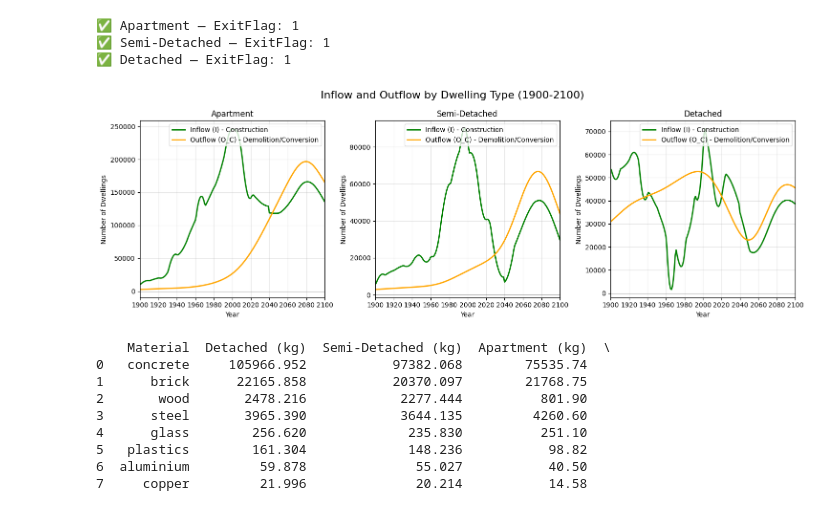
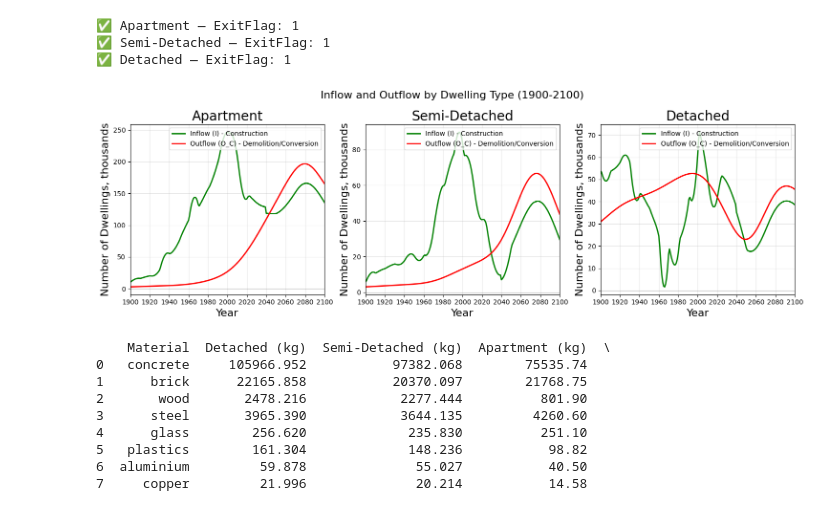
Before and after one commit to tdhunn01-design/MFA2, a Jupyter notebook: PPD_POP_Multiplied.ipynb, the cells around one changed output. Saved outputs shown, nothing was run; the diff lists cells and outputs as text; code cells hidden in the pictures.

```diff
--- a/PPD_POP_Multiplied.ipynb
+++ b/PPD_POP_Multiplied.ipynb
@@ -258,13 +257,13 @@ for ax, col, label, color in zip(axes, cols, labels, colors):
     ax.scatter(pct_raw["Year"], pct_raw[col], color=color, zorder=5, s=20, label="Raw data")
     smoothed_pct = type_split[col.replace("pct_", "") + "_stock"] / type_split[["apt_stock","semi_stock","det_stock"]].sum(axis=1) * 100
     ax.plot(type_split["Year"], smoothed_pct, color=color, linewidth=1.5, label="Smoothed")
-    ax.set_ylabel("% Share")
-    ax.set_title(label)
-    ax.legend(fontsize=8)
+    ax.set_ylabel("% Share", fontsize=16)
+    ax.set_title(label, fontsize=16)
+    ax.legend(fontsize=14)
     ax.grid(True, alpha=0.3)
 
-axes[-1].set_xlabel("Year")
-plt.suptitle("Spain Dwelling Type Split — Raw vs Smoothed", y=1.01)
+axes[-1].set_xlabel("Year", fontsize=16)
+plt.suptitle("Spain Dwelling Type Split — Raw vs Smoothed", y=1.01, fontsize=20)
 plt.tight_layout()
 plt.show()
 # %% [output]
@@ -274,15 +273,15 @@ type split plotting
 # %%
 fig, ax = plt.subplots(figsize=(12, 5))
 
-ax.plot(type_split["Year"], type_split["apt_stock"],  label="Apartment / Flat")
-ax.plot(type_split["Year"], type_split["semi_stock"], label="Semi-Detached / Terraced")
-ax.plot(type_split["Year"], type_split["det_stock"],  label="Detached")
+ax.plot(type_split["Year"], type_split["apt_stock"], lw= 3, label="Apartment / Flat")
+ax.plot(type_split["Year"], type_split["semi_stock"], lw= 3, label="Semi-Detached / Terraced")
+ax.plot(type_split["Year"], type_split["det_stock"], lw= 3, label="Detached")
 
-ax.set_title("Spain: Dwelling Stock by Type (1601–2024)")
-ax.set_xlabel("Year")
-ax.set_ylabel("Dwellings")
+ax.set_title("Spain: Dwelling Stock by Type (1601–2024)", fontsize=20)
+ax.set_xlabel("Year", fontsize=16)
+ax.set_ylabel("Dwellings", fontsize=16)
 ax.yaxis.set_major_formatter(plt.FuncFormatter(lambda x, _: f"{x/1e6:.1f}m"))
-ax.legend()
+ax.legend(fontsize = 16)
 plt.tight_layout()
 plt.show()
 # %% [output]
@@ -320,40 +319,40 @@ for col, label in [("apt_stock", "Apartment"), ("semi_stock", "Semi-Detached"),
 years_filtered = t_array[(t_array >= 1900) & (t_array <= 2100)]
 year_indices = np.where((t_array >= 1900) & (t_array <= 2100))[0]
 
 # Create subplots for each dwelling type
 fig, axes = plt.subplots(1, 3, figsize=(15, 5))
 fig.suptitle('Inflow and Outflow by Dwelling Type (1900-2100)', fontsize=16)
 
 for ax, (label, data) in zip(axes, results_by_type.items()):
     # Convert 2D O_C to 1D by summing across age dimension
     O_C_1d = np.sum(data["O_C"], axis=1)
 
     # Filter data for years 1900-2100
     O_C_filtered = O_C_1d[year_indices]
     I_filtered = data["I"][year_indices]
 
     # Plot inflow and outflow
-    ax.plot(years_filtered, I_filtered, label='Inflow (I) - Construction', linewidth=2, color='green')
-    ax.plot(years_filtered, O_C_filtered, label='Outflow (O_C) - Demolition/Conversion', linewidth=2, color='orange')
+    ax.plot(years_filtered, I_filtered/1000, label='Inflow (I) - Construction', linewidth=2, color='green')
+    ax.plot(years_filtered, O_C_filtered/1000, label='Outflow (O_C) - Demolition/Conversion', linewidth=2, color='red')
 
     # Customize each subplot
-    ax.set_title(f'{label}')
-    ax.set_xlabel('Year')
-    ax.set_ylabel('Number of Dwellings')
-    ax.legend()
+    ax.set_title(f'{label}', fontsize=20)
+    ax.set_xlabel('Year', fontsize=16)
+    ax.set_ylabel('Number of Dwellings, thousands', fontsize=16)
+    ax.legend(fontsize=10)
     ax.grid(True, alpha=0.3)
     ax.set_xlim(1900, 2100)
 
     # Format x-axis to show every 20 years
     ax.set_xticks(np.arange(1900, 2101, 20))
 
     # Add horizontal line at zero for reference
     ax.axhline(y=0, color='black', linestyle='-', linewidth=0.5, alpha=0.5)
 
 plt.tight_layout()
 plt.show()
 # %% [output]
-[figure, old version]
+[figure, new version]
 # %%
 #average useful floor area by dwelling type (m2):
 area_detached = 122.2
```
Also changed, not shown: parts of 13 cells of this notebook.
